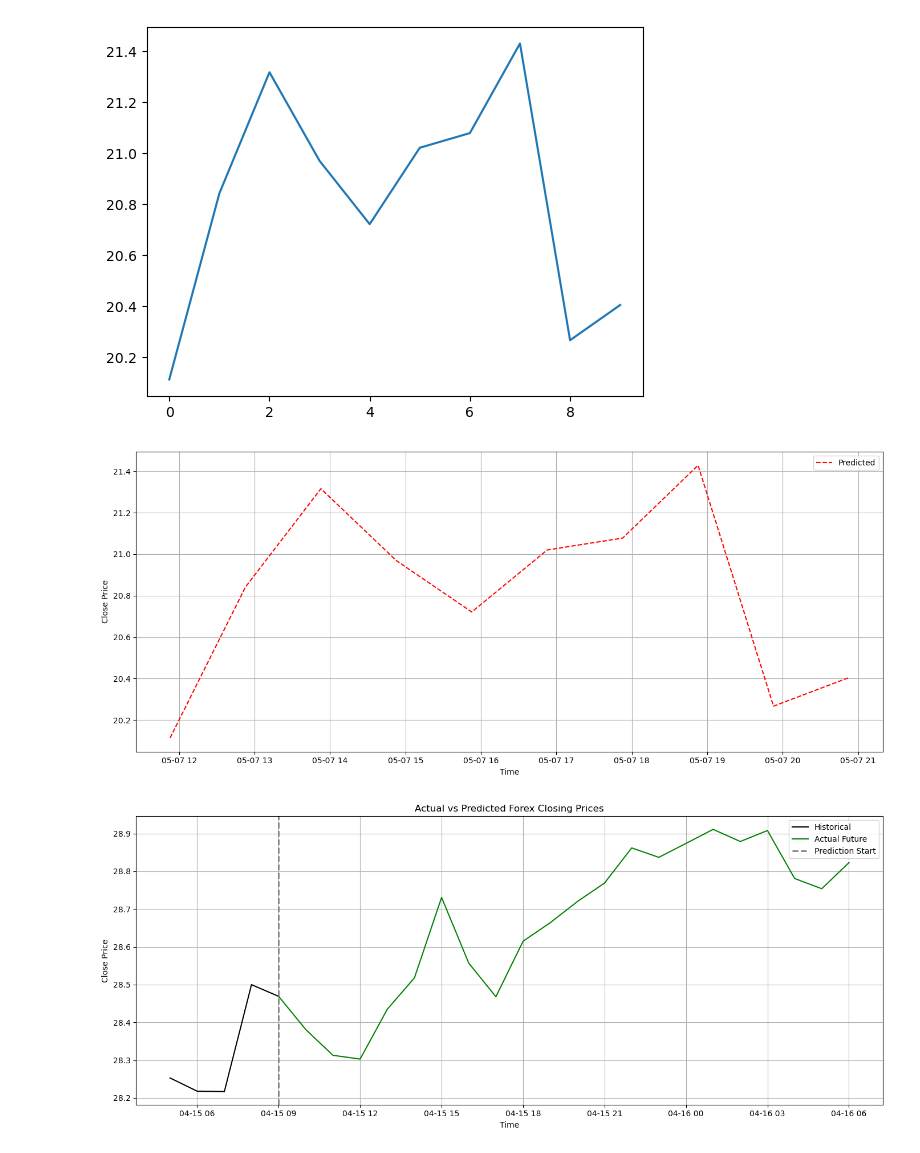
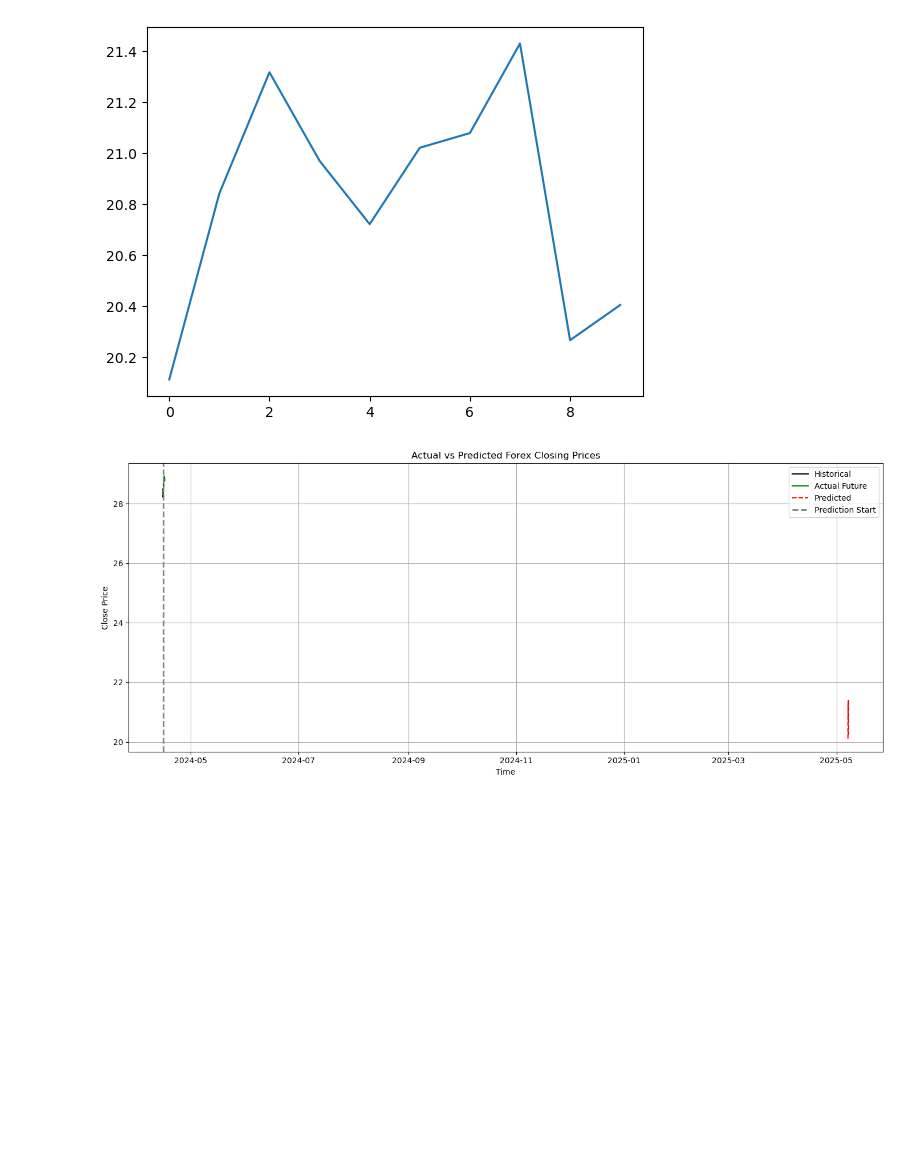
Before and after one commit to saeed51100/machine-learning, a Jupyter notebook: forex-prediction/forex-prediction-04.ipynb, the cells around one changed output. Cells and saved outputs as stored; diff of their text form; code cells hidden in the pictures; blank space fills up the shorter version.

```diff
--- a/forex-prediction/forex-prediction-04.ipynb
+++ b/forex-prediction/forex-prediction-04.ipynb
@@ -75,24 +75,23 @@ actual_future_df = forex_plot_utils.load_csv_with_datetime(csv3_path) if os.path
 # %%
 # LOAD DATA
 start_time = datetime.now()
 
 # Create datetime index starting from now, one per hour
 datetime_index = pd.date_range(start=start_time, periods=len(y_pred[0]), freq='h')
 
 # Create DataFrame
 predicted_df = pd.DataFrame({'DATETIME': datetime_index, '<CLOSE>': y_pred[0]})
 
 # PLOT
 
 
 # PLOT
 forex_plot_utils.plot_all_series(
     historical_df=historical_df,
-    predicted_df=forex_plot_utils.plot_all_series(predicted_df=predicted_df),
+    predicted_df=predicted_df,
     actual_future_df=actual_future_df,
     title=plot_title,
     output_path=output_plot_path
 )
 # %% [output]
-[figure, old version]
+[figure, new version]
-[figure, removed]
```
